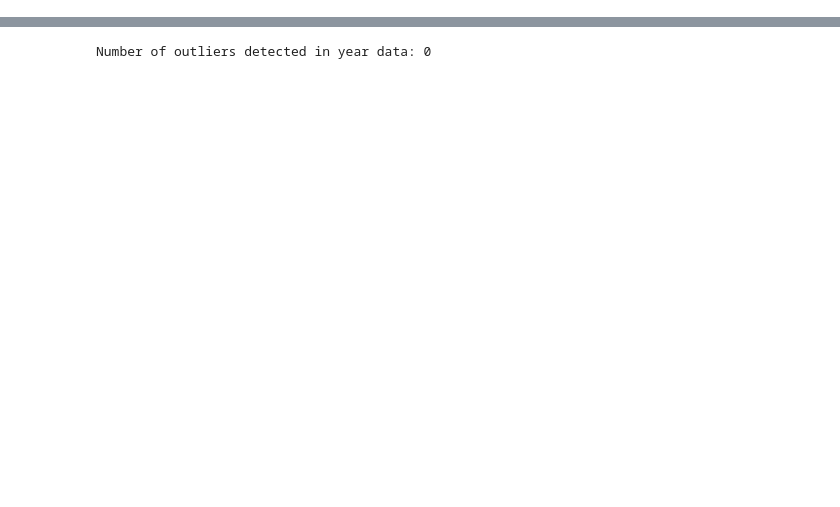
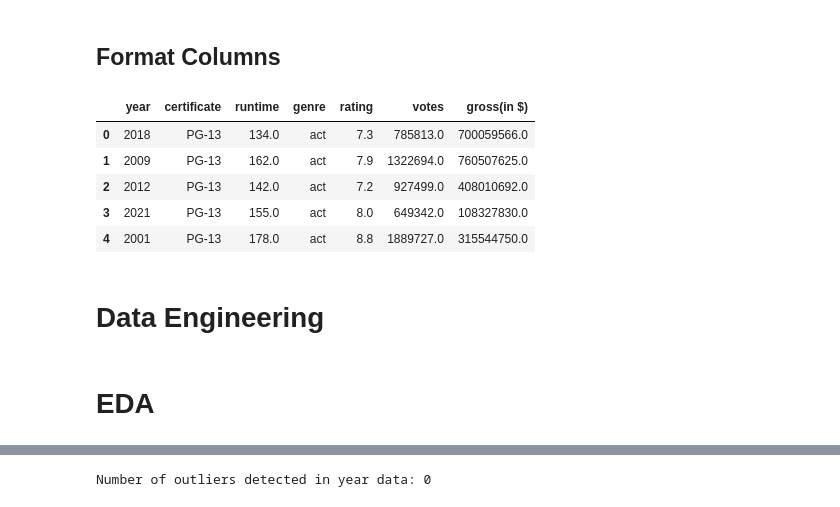
Before and after one commit to lucaswin89/IMDb-Movies-Gross-Income-Prediction-for-Box-Office-Earnings, a Jupyter notebook: IMDB Dataset ML.ipynb, the cells around one changed output, grey strips where cells are left out. Saved outputs shown, nothing was run; the diff lists cells and outputs as text; code cells hidden in the pictures; blank space fills up the shorter version.

Commit message:
reorder things and reformat graphs
only got up to correlation matrix. must reimplement one hot encoding and then reorder the eda.

```diff
--- a/IMDB Dataset ML.ipynb
+++ b/IMDB Dataset ML.ipynb
@@ -61,6 +71,0 @@ new_df.head()
-# %%
-genre = new_df['genre'].str.get_dummies(sep=', ')
-new_df = pd.concat([new_df, genre], axis=1)
-
-new_df.head()
-# new_df.shape (18709, 28)
@@ -75,2 +72,74 @@ new_df.head()
+# %% [markdown]
+## Format Columns
+# %%
+#Format runtimes into floats
+def convert_runtime(string):
+    return float(string.split(' ')[0])
+
+df['runtime'] = df['runtime'].apply(convert_runtime)
+df = df[df['runtime'] < 300]
+#Format genre by using only first value
+def genre_parse(genre):
+    genre = genre.split(',')[0]
+    genre = genre.lower()
+    if genre == 'action':
+        return 'act'
+    elif genre == 'adventure':
+        return 'adv'
+    elif genre == 'family':
+        return 'fam'
+    elif genre == 'crime':
+        return 'cri'
+    elif genre == 'family':
+        return 'fam'
+    elif genre == 'fantasy':
+        return 'fan'
+    elif genre == 'film-noir':
+        return 'f-n'
+    elif genre =='history':
+        return 'his'
+    elif genre =='horror':
+        return 'hor'
+    elif genre =='mystery':
+        return 'mys'
+    elif genre == 'sci-fi':
+        return 'sci'
+    elif genre == 'sport':
+        return 'spo'
+    elif genre == 'thriller':
+        return 'thr'
+    elif genre == 'war':
+        return 'war'
+    else:
+        return genre
+
+
+
+df['genre']=df['genre'].apply(genre_parse)
+df = df.drop(df.loc[(df['genre'] == 'musical') | (df['genre'] == 'romance') | (df['genre'] == 'biography') | (df['genre']=='animation')].index)
+# Format Certificate filter out all data points to only include movies with the G, PG, PG-13, R, and NC-17 ratings, switch Not Rated to NR
+def convert_unrated(certificate):
+    if certificate == 'Not Rated':
+        return 'NR'
+    else:
+        return certificate
+
+df=df.loc[(df['certificate'] == 'R') | (df['certificate'] =='PG-13') | (df['certificate'] == 'PG') | (df['certificate'] == 'Not Rated') | (df['certificate'] =='X') | (df['certificate'] == 'NC-17')]
+df['certificate']=df['certificate'].apply(convert_unrated)
+
+#Format years into ints and include only the past 25 years worth of data.
+df['year'] = df['year'].astype(int)
+df = df.loc[(df['year'] >= 1997)].reset_index(drop=True)
+
+df.head()
+# %% [output]
+|  | year | certificate | runtime | genre | rating | votes | gross(in $) |
+| 0 | 2018 | PG-13 | 134.0 | act | 7.3 | 785813.0 | 700059566.0 |
+| 1 | 2009 | PG-13 | 162.0 | act | 7.9 | 1322694.0 | 760507625.0 |
+| 2 | 2012 | PG-13 | 142.0 | act | 7.2 | 927499.0 | 408010692.0 |
+| 3 | 2021 | PG-13 | 155.0 | act | 8.0 | 649342.0 | 108327830.0 |
+| 4 | 2001 | PG-13 | 178.0 | act | 8.8 | 1889727.0 | 315544750.0 |
+# %% [markdown]
+# Data Engineering
 # %%
 # scale down gross earnings from dollars to millions of dollars
@@ -81 +147,3 @@ new_df=new_df.loc[(new_df['certificate'] == 'R') | (new_df['certificate'] =='PG-
+# %% [markdown]
+# EDA
 # %%
```
Also changed, not shown: parts of 42 cells of this notebook.
